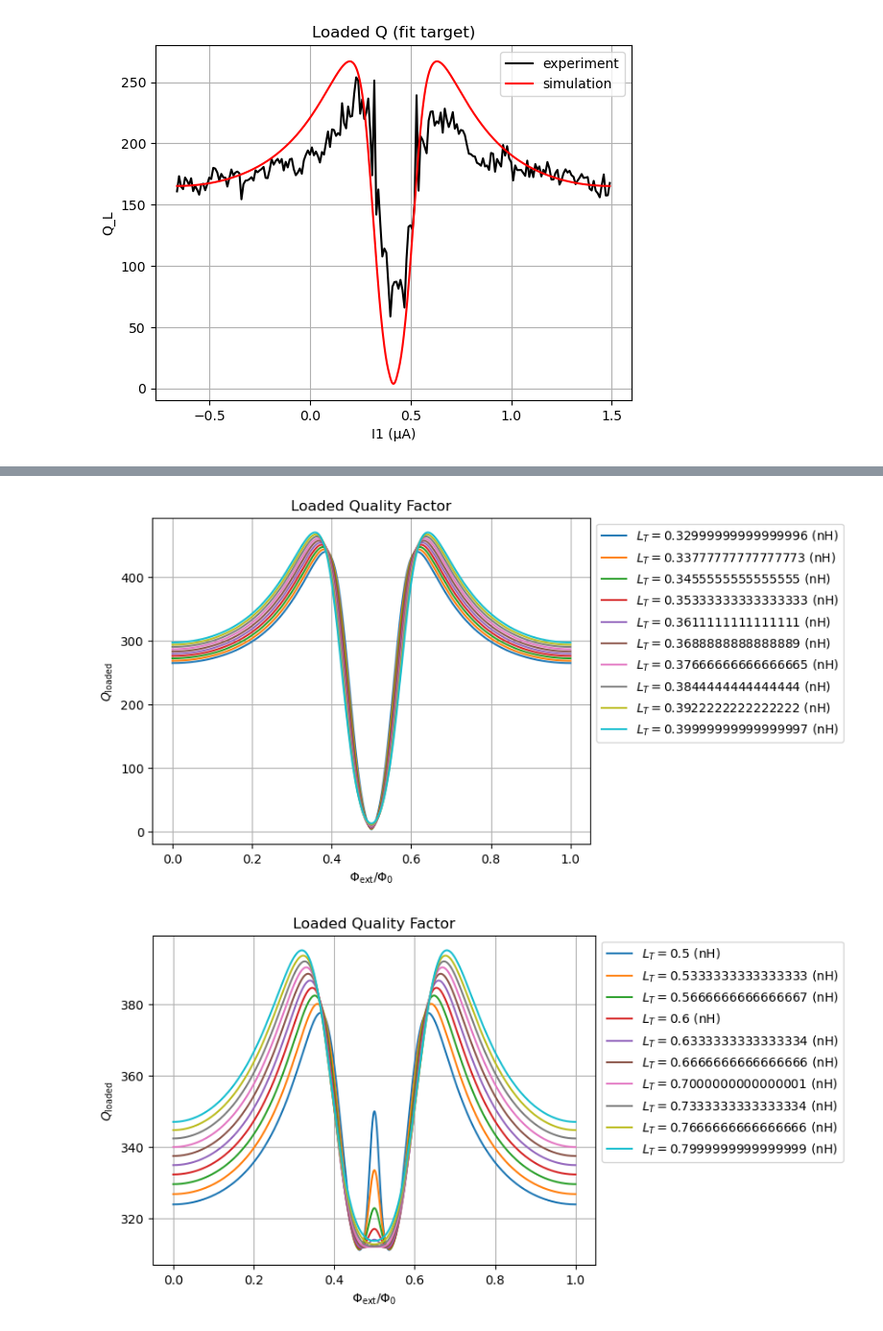
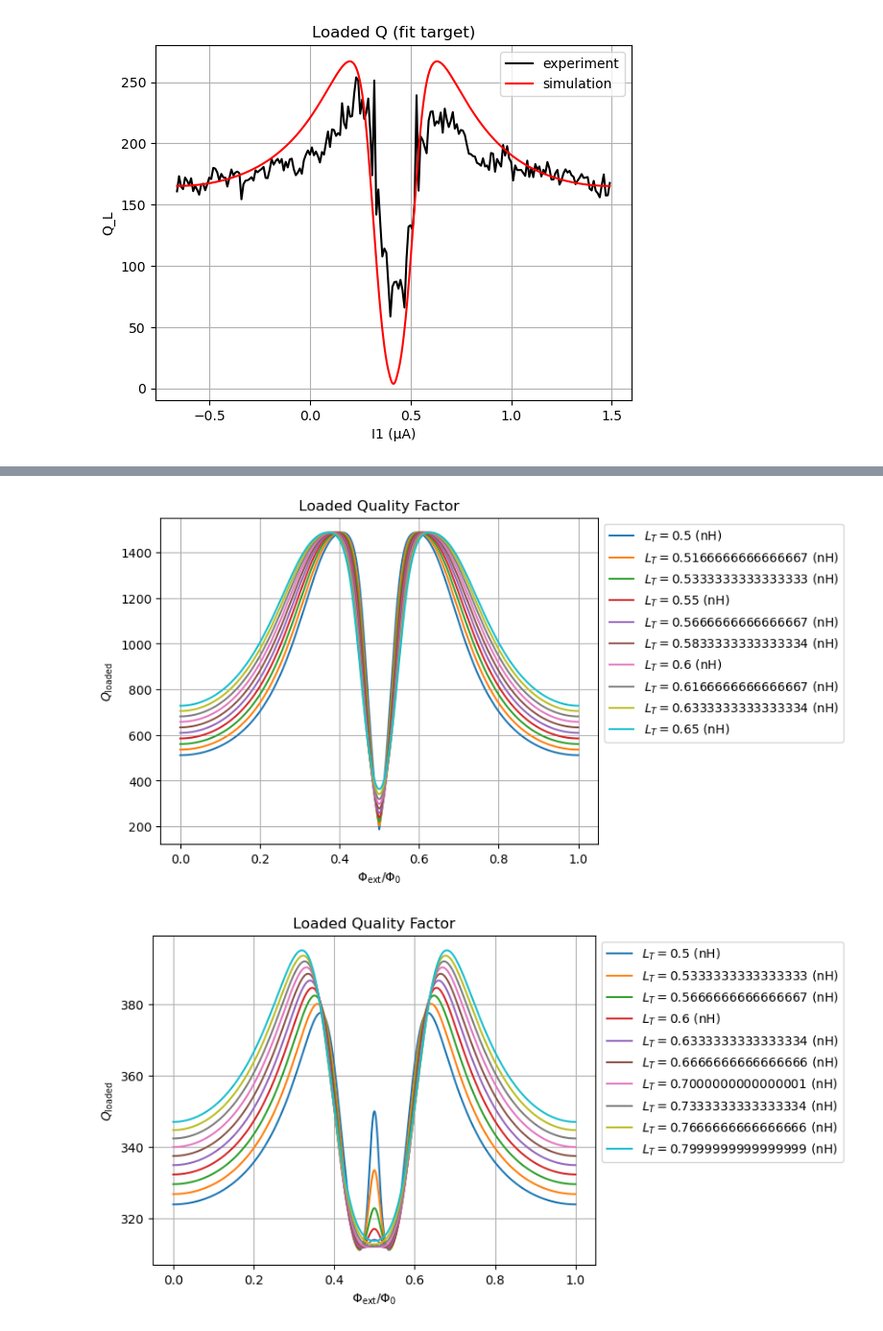
Before and after one commit to foysalx/Tunable-Coupler, a Jupyter notebook: TC-Main-001/TC-ABCD.ipynb, the cells around one changed output, grey strips where cells are left out. Shown at 96% size. Saved outputs shown, nothing was run; the diff lists cells and outputs as text; code cells hidden in the pictures.

```diff
--- a/TC-Main-001/TC-ABCD.ipynb
+++ b/TC-Main-001/TC-ABCD.ipynb
@@ -526,28 +546,28 @@ plt.show()
 # %%
 # storage arrays
 N = 1001
-L01 = 0.16e-9
-L02 = 0.16e-9
-LT_vals = np.linspace(0.33e-9, 0.4e-9, 10)
+L01 = 0.09e-9
+L02 = 0.4e-9
+LT_vals = np.linspace(0.5e-9, 0.65e-9, 10)
 N_L = len(LT_vals)
-C_c = 35e-15  # coupling capacitance to the transmission line (not shown in the setup)
-R_j = 18
+C_c = 46e-15  # coupling capacitance to the transmission line (not shown in the setup)
+R_j = 5
 C_T = 5e-15
-delta_sols_LT = np.zeros((N, N_L))
+delta_sols_LT = np.zeros((M, N_L))
 delta_sols_LT[0, :] = phi_ext[0]
-ZL_vals_LT = np.zeros((N,N,N_L), dtype = complex)
-phi_ext = np.linspace(0, 2*np.pi, N)
-f_r = np.linspace(4e9, 5.6e9, N) # for frequency sweep
+ZL_vals_LT = np.zeros((N,M,N_L), dtype = complex)
+phi_ext = np.linspace(0, 2*np.pi, M)
+f_r = np.linspace(5.7e9, 6.5e9, N) # for frequency sweep
 w_r = 2*np.pi*f_r
-Z_tot_vals_LT = np.zeros((N,N,N_L), dtype = complex)
-Z_branch_vals_LT = np.zeros((2,2,N,N,N_L), dtype = complex)
-fullM_vals_LT = np.zeros((2,2,N,N,N_L), dtype = complex)
+Z_tot_vals_LT = np.zeros((N,M,N_L), dtype = complex)
+Z_branch_vals_LT = np.zeros((2,2,N,M,N_L), dtype = complex)
+fullM_vals_LT = np.zeros((2,2,N,M,N_L), dtype = complex)
 beta_vals_LT = np.zeros(N)
 #Res = np.array([[1,0],[1/R_j,1]])
-S21_vals_LT = np.zeros((N,N,N_L), dtype = complex)
+S21_vals_LT = np.zeros((N,M,N_L), dtype = complex)
 
 # for loop for calculating the phase difference for each flux and frequency
-for k in range(1, N):
+for k in range(1, M):
     for l in range(N_L):
         d0 = delta_sols_LT[k-1, l]
         L_f = ((L01+L02)/LT_vals[l])
@@ -560,19 +580,19 @@ for i in range(N):
     #ZC_vals[:, :, i] = c_cap(C_c, w_r[i])
     #Z_tline_vals_1[:, :, i] = tline(Z_0, beta_vals[i], TL1)
     #Z_tline_vals_2[:, :, i] = tline(Z_0, beta_vals[i], TL2)
-    for j in range(N):
+    for j in range(M):
         for k in range(N_L):
-            ZL_vals_LT[i, j, k] = Z_L(L01, L02, LT_vals[k], C_T, delta_sols_LT[j, k], w_r[i], R_j)
+            ZL_vals_LT[i, j, k] = Z_L(L01, L02, LT_vals[k], delta_sols_LT[j, k], w_r[i], R_j)
             Z_tot_vals_LT[i, j, k] = Z_tot(ZL_vals_LT[i, j, k], Z_0, beta_vals_LT[i], RL, C_c, w_r[i])
             Z_branch_vals_LT[:, :, i, j, k] = branch(Z_tot_vals_LT[i,j, k])
             #fullM_vals[:, :, i, j] = ABCD(Z_tline_vals_1[:, :, i], Z_branch_vals[:, :, i, j], Z_tline_vals_2[:, :, i])
             fullM_vals_LT[:, :, i, j, k] = ABCD(I1, Z_branch_vals_LT[:, :, i, j, k], I2)
             S21_vals_LT[i, j, k] = S21(fullM_vals_LT[0, 0, i, j, k], fullM_vals_LT[0, 1, i, j, k], fullM_vals_LT[1, 0, i, j, k], fullM_vals_LT[1, 1, i, j, k], Z_0)
 # %%
-q_loaded_array_LT = np.zeros((N,N_L))
-q_external_array_LT = np.zeros((N,N_L))
-q_internal_array_LT = np.zeros((N,N_L))
-f0_array_LT = np.zeros((N,N_L))
+q_loaded_array_LT = np.zeros((M,N_L))
+q_external_array_LT = np.zeros((M,N_L))
+q_internal_array_LT = np.zeros((M,N_L))
+f0_array_LT = np.zeros((M,N_L))
 
 for i in range(N_L):
     q_loaded_array_LT[:, i], q_internal_array_LT[:, i], q_external_array_LT[:, i], f0_array_LT[:, i] = calculate_q_factors(f_r, S21_vals_LT[:, :, i])
@@ -592,15 +612,15 @@ plt.show()
 # %%
 for i in range(len(LT_vals)):
-    plt.plot(phi_ext/(2*np.pi), q_loaded_array_LT[:,i], label = f'$L_T = {LT_vals[i]/1e-9}$ (nH)')
+    plt.plot(phi_ext/(2*np.pi), q_internal_array_LT[:,i], label = f'$L_T = {LT_vals[i]/1e-9}$ (nH)')
 
 plt.xlabel(r'$\Phi_{\rm ext}/\Phi_0$')
 plt.ylabel(r'$Q_{\rm loaded}$')
 plt.title(r"Loaded Quality Factor")
 plt.grid(True)
 plt.legend(loc = 'upper left', bbox_to_anchor=(1, 1))
 plt.show()
 # %% [output]
-[figure, old version]
+[figure, new version]
 # %%
 for i in range(len(LT_vals)):
     plt.plot(phi_ext/(2*np.pi), q_external_array_LT[:,i], label = f'$L_T = {LT_vals[i]/1e-9}$ (nH)')
```
Also changed, not shown: parts of 20 cells of this notebook, 2 other files.
